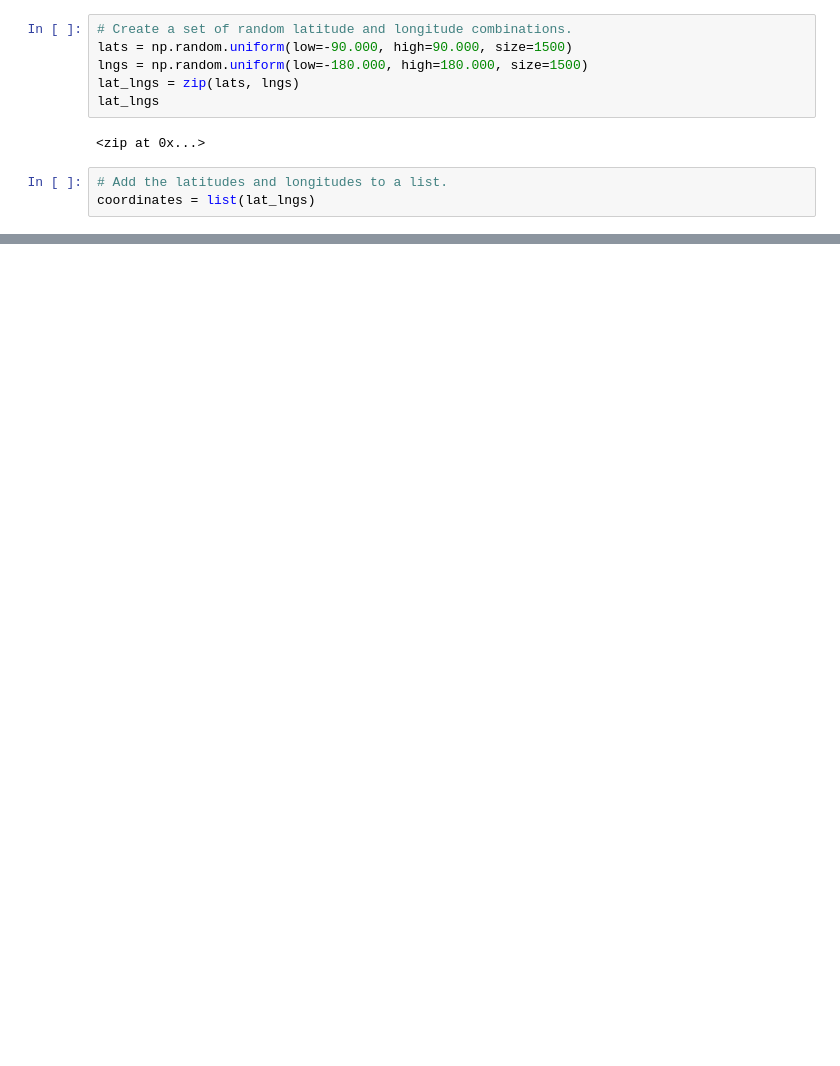
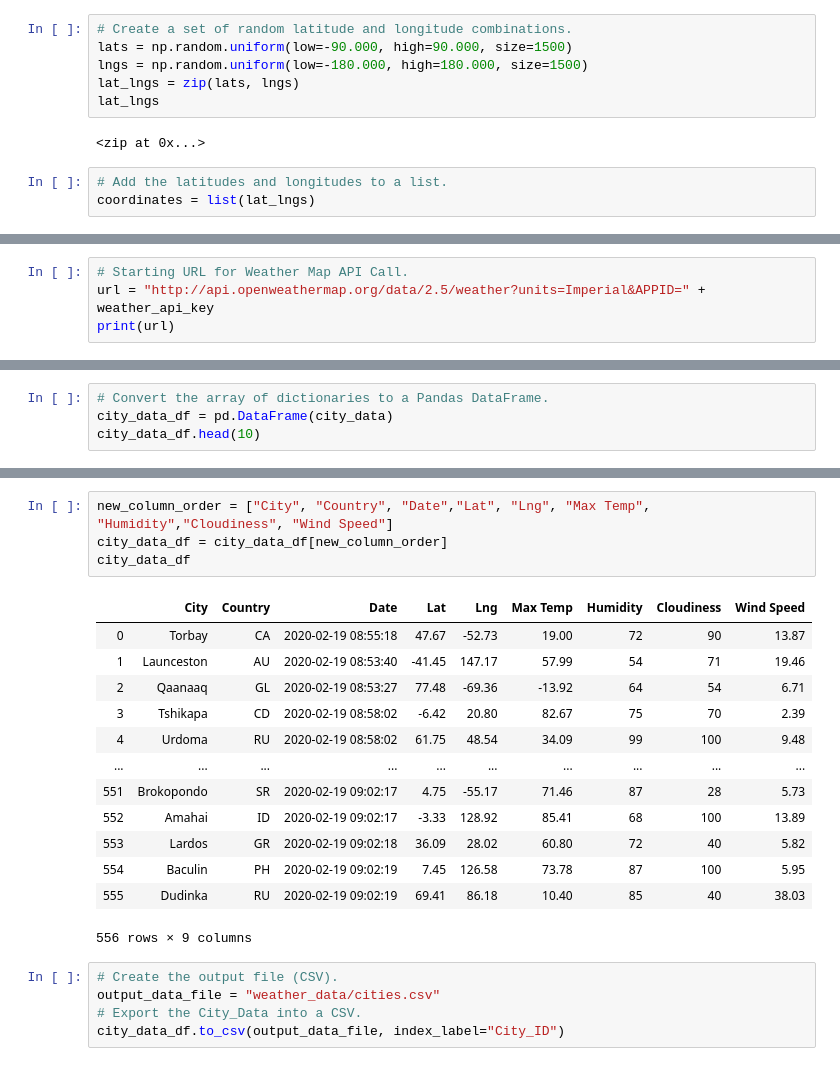
Before and after one commit to DaniGio/World_Weather_Analysis, a Jupyter notebook: WeatherPy.ipynb, the cells around one changed output, grey strips where cells are left out. Drawn from its saved outputs; the diff is of its cells as text; blank space fills up the shorter version.

```diff
--- a/WeatherPy.ipynb
+++ b/WeatherPy.ipynb
@@ -32,0 +42,4 @@ len(cities)
+# %%
+# Starting URL for Weather Map API Call.
+url = "http://api.openweathermap.org/data/2.5/weather?units=Imperial&APPID=" + weather_api_key
+print(url)
@@ -32,0 +136,4 @@ len(cities)
+# %%
+# Convert the array of dictionaries to a Pandas DataFrame.
+city_data_df = pd.DataFrame(city_data)
+city_data_df.head(10)
@@ -32,0 +152,23 @@ len(cities)
+# %%
+new_column_order = ["City", "Country", "Date","Lat", "Lng", "Max Temp", "Humidity","Cloudiness", "Wind Speed"]
+city_data_df = city_data_df[new_column_order]
+city_data_df
+# %% [output]
+|  | City | Country | Date | Lat | Lng | Max Temp | Humidity | Cloudiness | Wind Speed |
+| 0 | Torbay | CA | 2020-02-19 08:55:18 | 47.67 | -52.73 | 19.00 | 72 | 90 | 13.87 |
+| 1 | Launceston | AU | 2020-02-19 08:53:40 | -41.45 | 147.17 | 57.99 | 54 | 71 | 19.46 |
+| 2 | Qaanaaq | GL | 2020-02-19 08:53:27 | 77.48 | -69.36 | -13.92 | 64 | 54 | 6.71 |
+| 3 | Tshikapa | CD | 2020-02-19 08:58:02 | -6.42 | 20.80 | 82.67 | 75 | 70 | 2.39 |
+| 4 | Urdoma | RU | 2020-02-19 08:58:02 | 61.75 | 48.54 | 34.09 | 99 | 100 | 9.48 |
+| ... | ... | ... | ... | ... | ... | ... | ... | ... | ... |
+| 551 | Brokopondo | SR | 2020-02-19 09:02:17 | 4.75 | -55.17 | 71.46 | 87 | 28 | 5.73 |
+| 552 | Amahai | ID | 2020-02-19 09:02:17 | -3.33 | 128.92 | 85.41 | 68 | 100 | 13.89 |
+| 553 | Lardos | GR | 2020-02-19 09:02:18 | 36.09 | 28.02 | 60.80 | 72 | 40 | 5.82 |
+| 554 | Baculin | PH | 2020-02-19 09:02:19 | 7.45 | 126.58 | 73.78 | 87 | 100 | 5.95 |
+| 555 | Dudinka | RU | 2020-02-19 09:02:19 | 69.41 | 86.18 | 10.40 | 85 | 40 | 38.03 |
+556 rows × 9 columns
+# %%
+# Create the output file (CSV).
+output_data_file = "weather_data/cities.csv"
+# Export the City_Data into a CSV.
+city_data_df.to_csv(output_data_file, index_label="City_ID")
```
Also changed, not shown: parts of 5 cells of this notebook, 3 other files.
